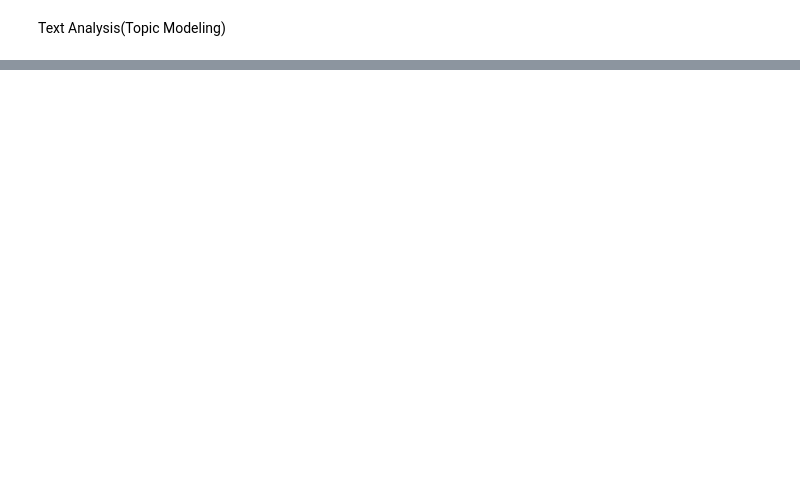
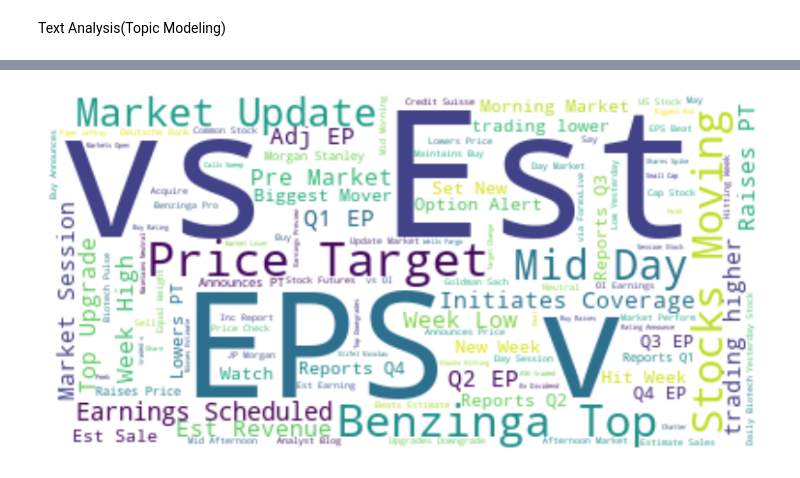
Before and after one commit to mihiretgashaw/sentiment-analysis, a Jupyter notebook: nootbooks/raw_analyst_ratings.ipynb, the cells around one changed output, grey strips where cells are left out. Cells and saved outputs as stored; diff of their text form; code cells hidden in the pictures; blank space fills up the shorter version.

```diff
--- a/nootbooks/raw_analyst_ratings.ipynb
+++ b/nootbooks/raw_analyst_ratings.ipynb
@@ -76,9 +171,2 @@ articles_per_day.plot(title="Articles Published Per Day", figsize=(10, 5))
 # %% [markdown]
 Text Analysis(Topic Modeling)
-# %%
-# removing punctuations
-
-df['headline'] = df['headline'].replace("[^a-zA-Z]", " ", regex=True)
-df['headline'].head()
-# converting to lower case
-df['headline'] = df['headline'].str.lower()
@@ -128,0 +173,25 @@ plt.show()
+# %%
+
+# Download NLTK stopwords
+nltk.download('stopwords')
+
+# Get stopwords from both sources
+nltk_stopwords = set(stopwords.words('english'))
+wordcloud_stopwords = set(STOPWORDS)
+
+# Combine them
+combined_stopwords = nltk_stopwords.union(wordcloud_stopwords)
+
+# Join all headlines into one string
+text = ' '.join(df['headline'].astype(str))
+
+# Generate the word cloud with combined stopwords
+wordcloud = WordCloud(stopwords=combined_stopwords, background_color='white').generate(text)
+
+# Plot it
+import matplotlib.pyplot as plt
+plt.figure(figsize=(10, 6))
+plt.imshow(wordcloud, interpolation='bilinear')
+plt.axis('off')
+plt.show()
+# %% [output]
@@ -129,3 +201,4 @@ plt.show()
+[figure, added]
 # %%
 # Load spaCy model
 nlp = spacy.load("en_core_web_sm")
```
Also changed, not shown: parts of 35 cells of this notebook.
